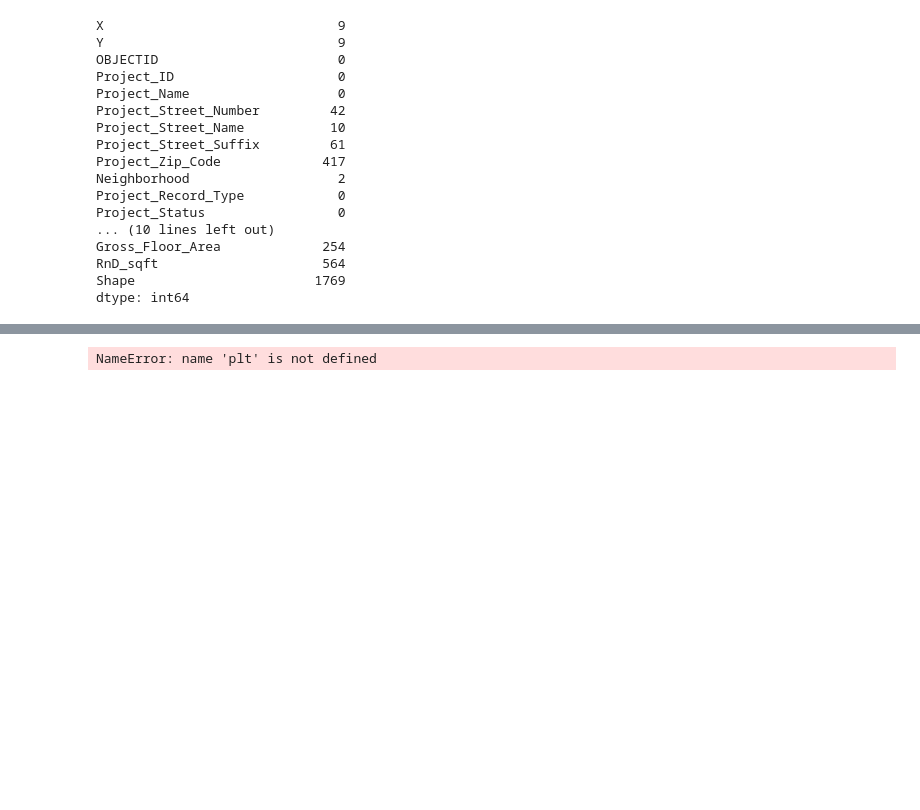
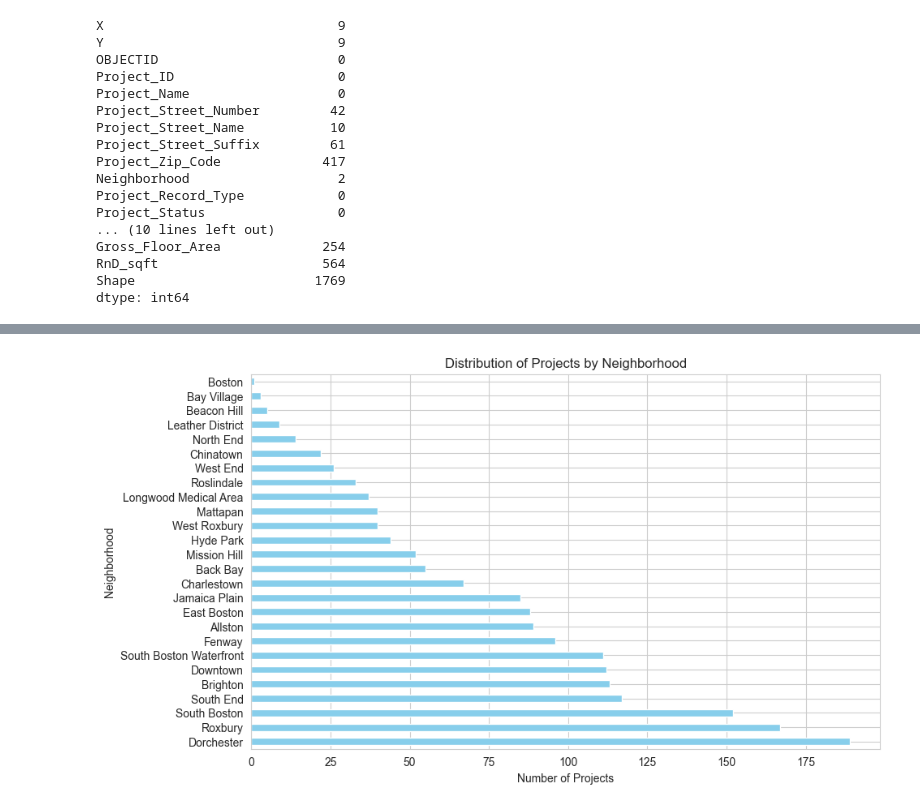
Before and after one commit to BU-Spark/ds-boston-permitting, a Jupyter notebook: fa23-team-c/Code/article80_EDA.ipynb, the cells around one changed output, grey strips where cells are left out. Drawn from its saved outputs; the diff is of its cells as text; code cells hidden in the pictures; blank space fills up the shorter version.

```diff
--- a/fa23-team-c/Code/article80_EDA.ipynb
+++ b/fa23-team-c/Code/article80_EDA.ipynb
@@ -76,15 +137,10 @@ data.head()
 # %%
-# Set up the figure
-plt.figure(figsize=(14, 8))
-
-# Plot the distribution of the 'Neighborhood' column with switched axes
-data['Neighborhood'].value_counts().plot(kind='barh', color='lightblue')
-plt.title('Distribution of Projects by Neighborhood')
-plt.xlabel('Number of Projects')
-plt.ylabel('Neighborhood')
-
-# Adjust layout and display
-plt.tight_layout()
+# Create the Distribution of Projects by Neighborhood visualization
+plt.figure(figsize=(10, 6))
+data['Neighborhood'].value_counts().plot(kind='barh', color='skyblue')
+plt.title("Distribution of Projects by Neighborhood")
+plt.xlabel("Number of Projects")
+plt.ylabel("Neighborhood")
 plt.show()
 # %% [output]
-NameError: name 'plt' is not defined
+[figure, added]
```
Also changed, not shown: parts of 4 cells of this notebook.
